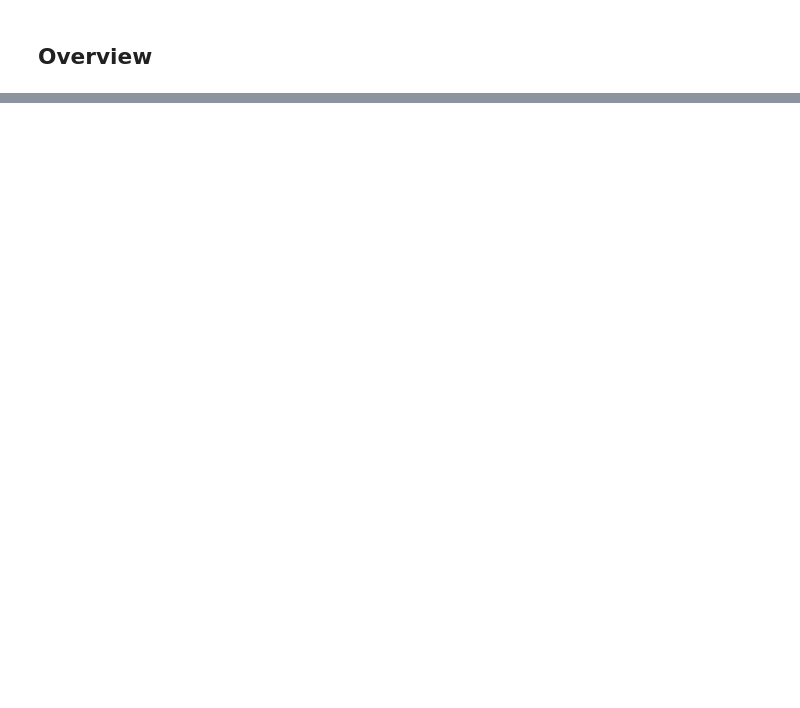
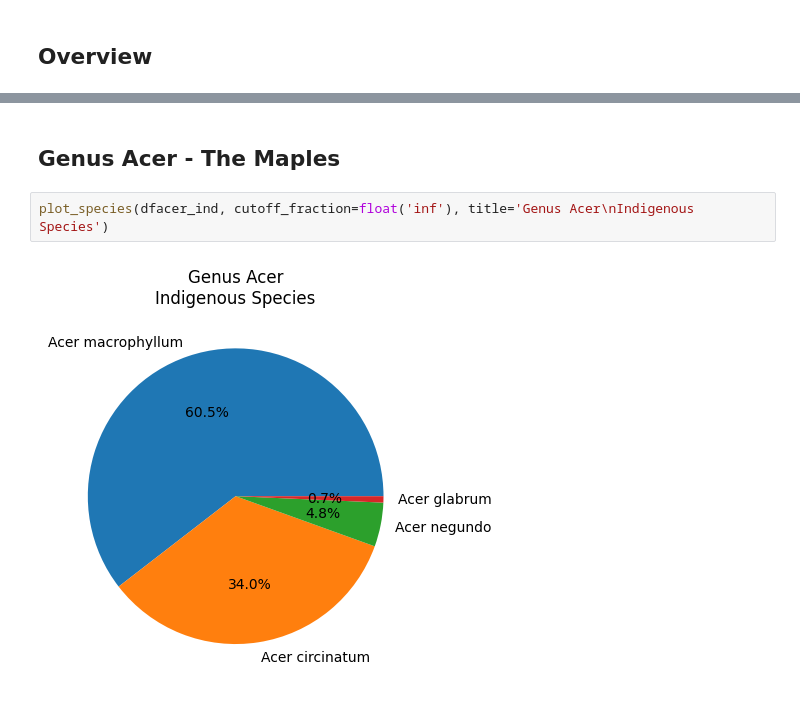
Before and after one commit to fractalate/data-trees-seattle, a Jupyter notebook: indigenous_trees.ipynb, the cells around one changed output, grey strips where cells are left out. Cells and saved outputs as stored; diff of their text form; blank space fills up the shorter version.

Commit message:
Basic Information about Acer macryphyllum

```diff
--- a/indigenous_trees.ipynb
+++ b/indigenous_trees.ipynb
@@ -135,0 +140,6 @@ plt.show()
+# %% [markdown]
+## Genus Acer - The Maples
+# %%
+plot_species(dfacer_ind, cutoff_fraction=float('inf'), title='Genus Acer\nIndigenous Species')
+# %% [output]
+[figure, added]
```
Also changed, not shown: parts of 6 cells of this notebook, 5 other files.
